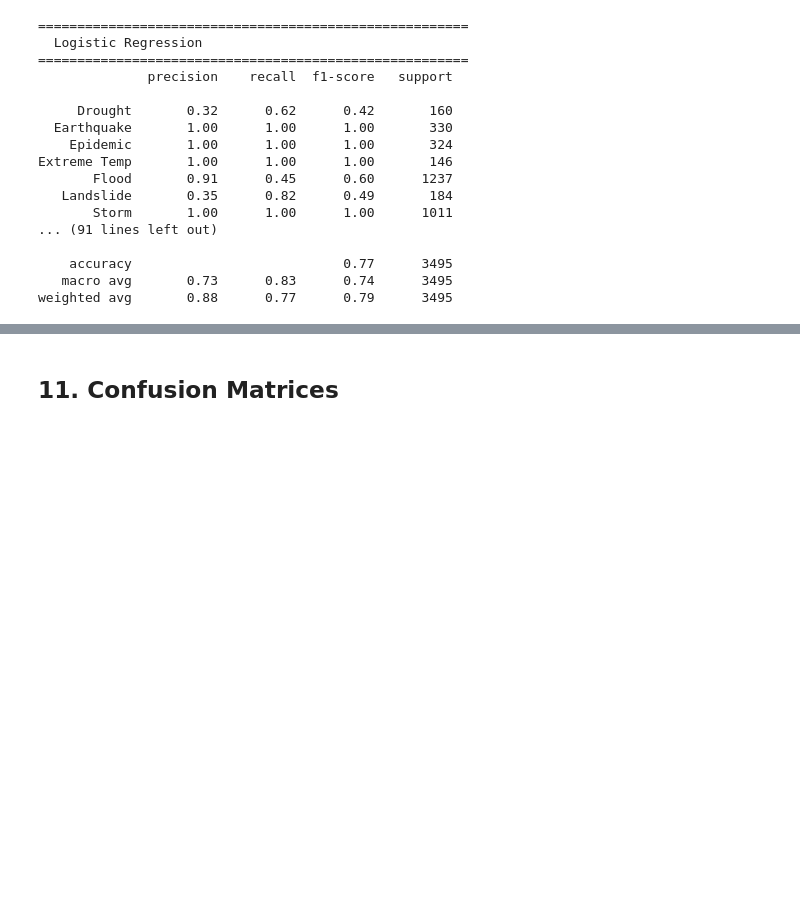
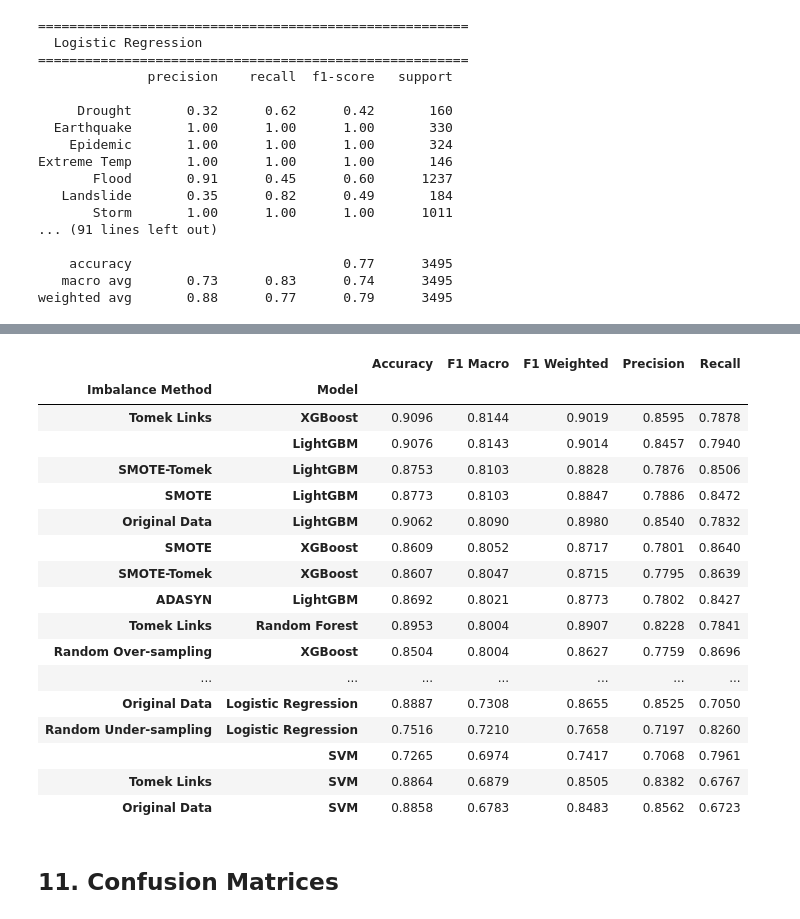
Before and after one commit to chaw-ai-tech/disaster-type-prediction, a Jupyter notebook: notebooks/03_baseline_model.ipynb, the cells around one changed output, grey strips where cells are left out. Drawn from its saved outputs; the diff is of its cells as text; code cells hidden in the pictures; blank space fills up the shorter version.

Commit message:
tried 6 models with sevaral imbalance methods

```diff
--- a/notebooks/03_baseline_model.ipynb
+++ b/notebooks/03_baseline_model.ipynb
@@ -158,0 +167,19 @@ All non-dummy models use `class_weight='balanced'` to handle the 12× imbalance.
+# %%
+## Test Set
+test_summary = []
+
+for name, model in models.items():
+    model.fit(X_train, y_train)
+    y_pred = model.predict(X_test)
+
+    test_summary.append({
+        "Model"      : name,
+        "Accuracy"   : accuracy_score(y_test, y_pred),
+        "F1 Macro"   : f1_score(y_test, y_pred, average="macro"),
+        "F1 Weighted": f1_score(y_test, y_pred, average="weighted"),
+        "Precision"  : precision_score(y_test, y_pred, average="macro", zero_division=0),
+        "Recall"     : recall_score(y_test, y_pred, average="macro", zero_division=0)
+    })
+
+test_df = pd.DataFrame(test_summary).set_index("Model")
+test_df.sort_values("F1 Macro", ascending=False).round(4)
@@ -317,3 +444,64 @@ Extreme Temp       1.00      1.00      1.00       146
     accuracy                           0.77      3495
    macro avg       0.73      0.83      0.74      3495
 weighted avg       0.88      0.77      0.79      3495
+# %%
+from imblearn.over_sampling    import RandomOverSampler, SMOTE, ADASYN
+from imblearn.under_sampling   import RandomUnderSampler, TomekLinks
+from imblearn.combine          import SMOTETomek
+
+imbalance_methods = {
+    "Original Data"          : None,
+    "Random Over-sampling"   : RandomOverSampler(random_state=42),
+    "Random Under-sampling"  : RandomUnderSampler(random_state=42),
+    "SMOTE"                  : SMOTE(random_state=42),
+    "ADASYN"                 : ADASYN(random_state=42),
+    "Tomek Links"            : TomekLinks(n_jobs=-1),
+    "SMOTE-Tomek"            : SMOTETomek(random_state=42, n_jobs=-1)
+}
+
+def get_models():
+    return {
+        "Logistic Regression": LogisticRegression(max_iter=1000, random_state=42, n_jobs=-1),
+        "SVM"                : SVC(random_state=42), # SVM No support n_jobs for fit
+        "Decision Tree"      : DecisionTreeClassifier(random_state=42),
+        "Random Forest"      : RandomForestClassifier(random_state=42, n_jobs=-1),
+        "XGBoost"            : XGBClassifier(random_state=42, n_jobs=-1),
+        "LightGBM"           : LGBMClassifier(random_state=42, n_jobs=-1, verbose=-1) # verbose=-1  for close annoying logs
+    }
+
+master_summary = []
+
+for method_name, sampler in imbalance_methods.items():
+    print(f"processing Method: {method_name}...")
+
+    if sampler is not None:
+        X_train_res, y_train_res = sampler.fit_resample(X_train, y_train)
+    else:
+        X_train_res, y_train_res = X_train, y_train
+
+    current_models = get_models()
+    for model_name, model in current_models.items():
+        try:
+            model.fit(X_train_res, y_train_res)
+            y_pred = model.predict(X_test)
+
+
+            master_summary.append({
+                "Imbalance Method": method_name,
+                "Model"           : model_name,
+                "Accuracy"        : accuracy_score(y_test, y_pred),
+                "F1 Macro"        : f1_score(y_test, y_pred, average="macro"),
+                "F1 Weighted"     : f1_score(y_test, y_pred, average="weighted"),
+                "Precision"       : precision_score(y_test, y_pred, average="macro", zero_division=0),
+                "Recall"          : recall_score(y_test, y_pred, average="macro", zero_division=0)
+            })
+        except Exception as e:
+            print(f"เกิดข้อผิดพลาดกับ {model_name} ในวิธี {method_name}: {e}")
+
+master_df = pd.DataFrame(master_summary)
+
+master_df = master_df.set_index(["Imbalance Method", "Model"])
+master_df_sorted = master_df.sort_values("F1 Macro", ascending=False).round(4)
+
+master_df_sorted
+# %% [output]
@@ -320,2 +515,20 @@ weighted avg       0.88      0.77      0.79      3495
+|  |  | Accuracy | F1 Macro | F1 Weighted | Precision | Recall |
+| Imbalance Method | Model |  |  |  |  |  |
+| Tomek Links | XGBoost | 0.9096 | 0.8144 | 0.9019 | 0.8595 | 0.7878 |
+|  | LightGBM | 0.9076 | 0.8143 | 0.9014 | 0.8457 | 0.7940 |
+| SMOTE-Tomek | LightGBM | 0.8753 | 0.8103 | 0.8828 | 0.7876 | 0.8506 |
+| SMOTE | LightGBM | 0.8773 | 0.8103 | 0.8847 | 0.7886 | 0.8472 |
+| Original Data | LightGBM | 0.9062 | 0.8090 | 0.8980 | 0.8540 | 0.7832 |
+| SMOTE | XGBoost | 0.8609 | 0.8052 | 0.8717 | 0.7801 | 0.8640 |
+| SMOTE-Tomek | XGBoost | 0.8607 | 0.8047 | 0.8715 | 0.7795 | 0.8639 |
+| ADASYN | LightGBM | 0.8692 | 0.8021 | 0.8773 | 0.7802 | 0.8427 |
+| Tomek Links | Random Forest | 0.8953 | 0.8004 | 0.8907 | 0.8228 | 0.7841 |
+| Random Over-sampling | XGBoost | 0.8504 | 0.8004 | 0.8627 | 0.7759 | 0.8696 |
+| ... | ... | ... | ... | ... | ... | ... |
+| Original Data | Logistic Regression | 0.8887 | 0.7308 | 0.8655 | 0.8525 | 0.7050 |
+| Random Under-sampling | Logistic Regression | 0.7516 | 0.7210 | 0.7658 | 0.7197 | 0.8260 |
+|  | SVM | 0.7265 | 0.6974 | 0.7417 | 0.7068 | 0.7961 |
+| Tomek Links | SVM | 0.8864 | 0.6879 | 0.8505 | 0.8382 | 0.6767 |
+| Original Data | SVM | 0.8858 | 0.6783 | 0.8483 | 0.8562 | 0.6723 |
 # %% [markdown]
 ## 11. Confusion Matrices
```
Also changed, not shown: parts of 16 cells of this notebook, 13 other files.
